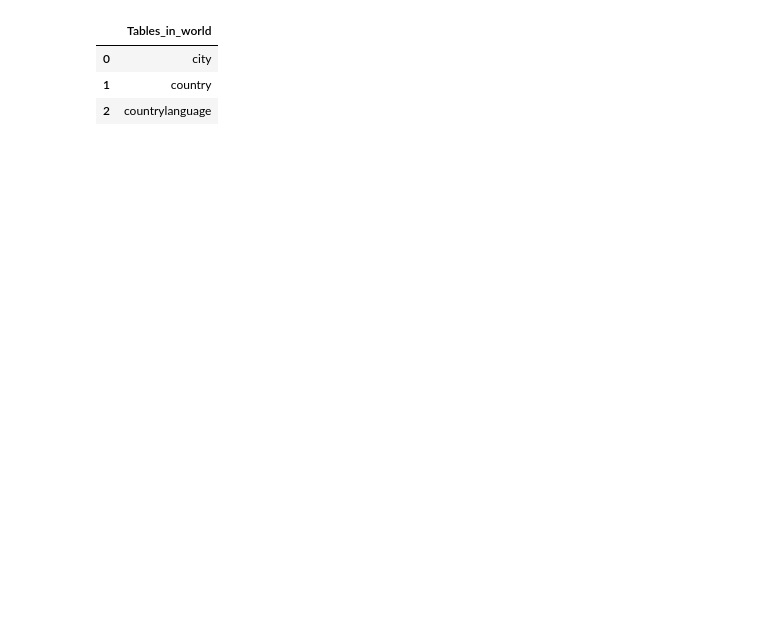
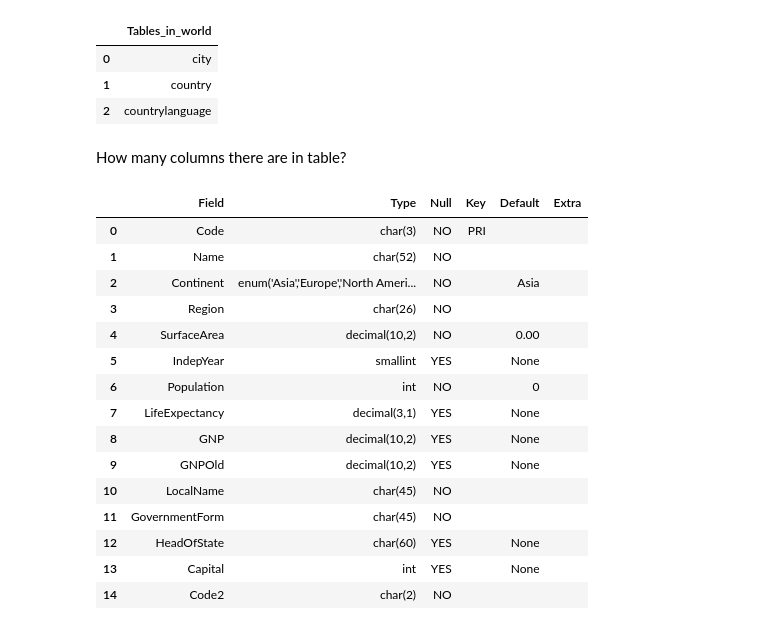
Before and after one commit to khalidkhankakar/SQL-for-datascience, a Jupyter notebook: projects/world_countries/main.ipynb, the cells around one changed output. Saved outputs shown, nothing was run; the diff lists cells and outputs as text; code cells hidden in the pictures; blank space fills up the shorter version.

```diff
--- a/projects/world_countries/main.ipynb
+++ b/projects/world_countries/main.ipynb
@@ -23,3 +23,27 @@ df.head()
 | 0 | city |
 | 1 | country |
 | 2 | countrylanguage |
+# %% [markdown]
+How many columns there are in table?
+# %%
+query = """SHOW COLUMNS FROM country"""
+
+df = pd.read_sql(query, conn)
+df
+# %% [output]
+|  | Field | Type | Null | Key | Default | Extra |
+| 0 | Code | char(3) | NO | PRI |  |  |
+| 1 | Name | char(52) | NO |  |  |  |
+| 2 | Continent | enum('Asia','Europe','North Ameri... | NO |  | Asia |  |
+| 3 | Region | char(26) | NO |  |  |  |
+| 4 | SurfaceArea | decimal(10,2) | NO |  | 0.00 |  |
+| 5 | IndepYear | smallint | YES |  | None |  |
+| 6 | Population | int | NO |  | 0 |  |
+| 7 | LifeExpectancy | decimal(3,1) | YES |  | None |  |
+| 8 | GNP | decimal(10,2) | YES |  | None |  |
+| 9 | GNPOld | decimal(10,2) | YES |  | None |  |
+| 10 | LocalName | char(45) | NO |  |  |  |
+| 11 | GovernmentForm | char(45) | NO |  |  |  |
+| 12 | HeadOfState | char(60) | YES |  | None |  |
+| 13 | Capital | int | YES |  | None |  |
+| 14 | Code2 | char(2) | NO |  |  |  |
```
Also changed, not shown: parts of 4 cells of this notebook.
